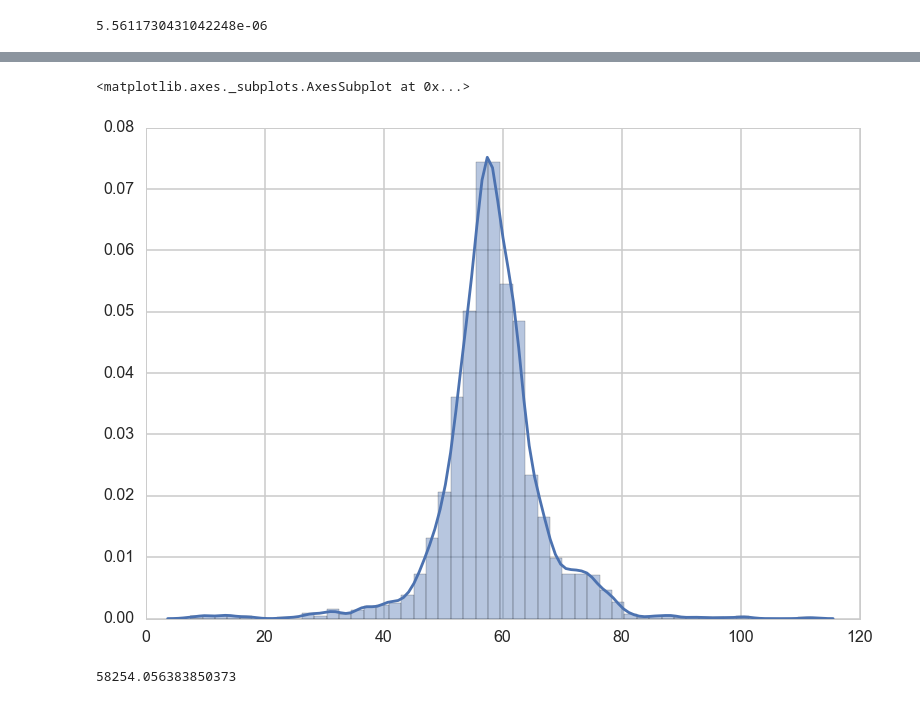
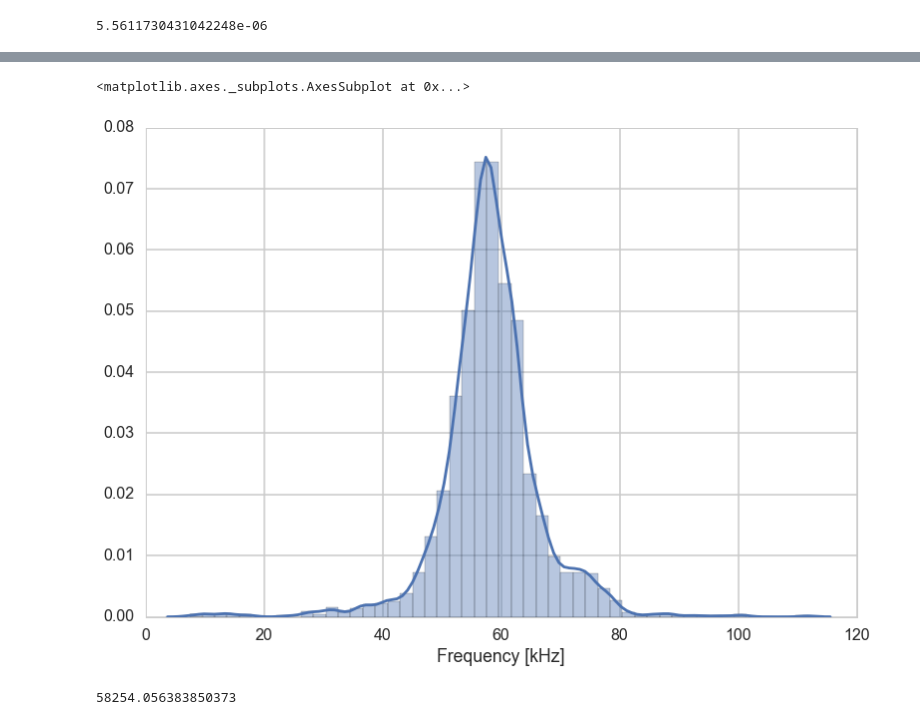
Before and after one commit to jensv/relative_canonical_helicity, a Jupyter notebook: develop_shot_quality_measures.ipynb, the cells around one changed output, grey strips where cells are left out. Saved outputs shown, nothing was run; the diff lists cells and outputs as text; code cells hidden in the pictures.

```diff
--- a/test_shot_quality_measures.ipynb
+++ b/develop_shot_quality_measures.ipynb
@@ -249,8 +205,8 @@ sns.distplot(cleaned_frequencies/1000, norm_hist=False, kde=False)
 # %%
-sns.distplot(cleaned_frequencies/1000, norm_hist=False)
+sns.distplot(cleaned_frequencies/1000, norm_hist=False, axlabel='Frequency [kHz]')
 # %% [output]
 <matplotlib.axes._subplots.AxesSubplot at 0x...>
-[figure, old version]
+[figure, new version]
 # %%
 cleaned_frequencies.mean()
 # %% [output]
```
Also changed, not shown: parts of 55 cells of this notebook.
